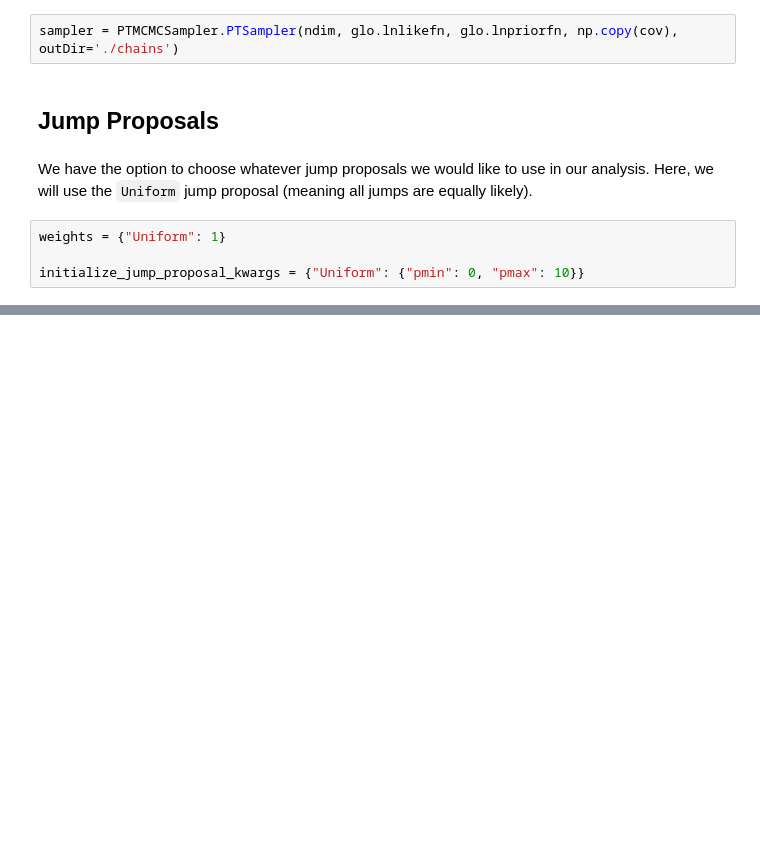
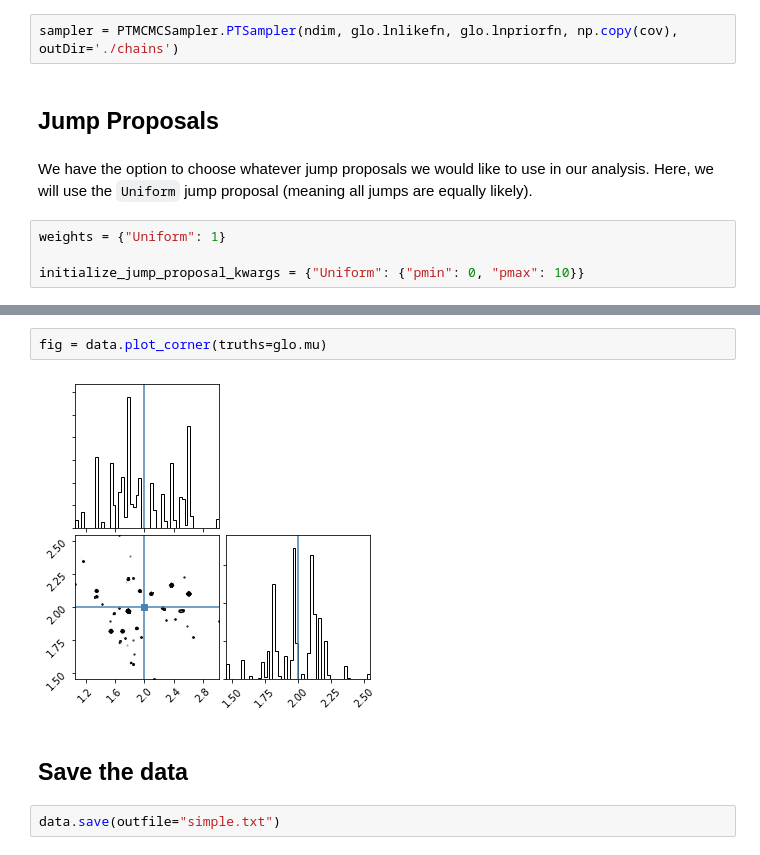
Before and after one commit to rgreen1995/PTMCMCSampler, a Jupyter notebook: examples/simple.ipynb, the cells around one changed output, grey strips where cells are left out. Drawn from its saved outputs; the diff is of its cells as text; blank space fills up the shorter version.

```diff
--- a/examples/simple.ipynb
+++ b/examples/simple.ipynb
@@ -119,0 +88,8 @@ corner.corner(chaint[burn:,:10], bins=50, truths=truth);
+# %%
+fig = data.plot_corner(truths=glo.mu)
+# %% [output]
+[figure, added]
+# %% [markdown]
+## Save the data
+# %%
+data.save(outfile="simple.txt")
```
Also changed, not shown: parts of 12 cells of this notebook, 3 other files.
